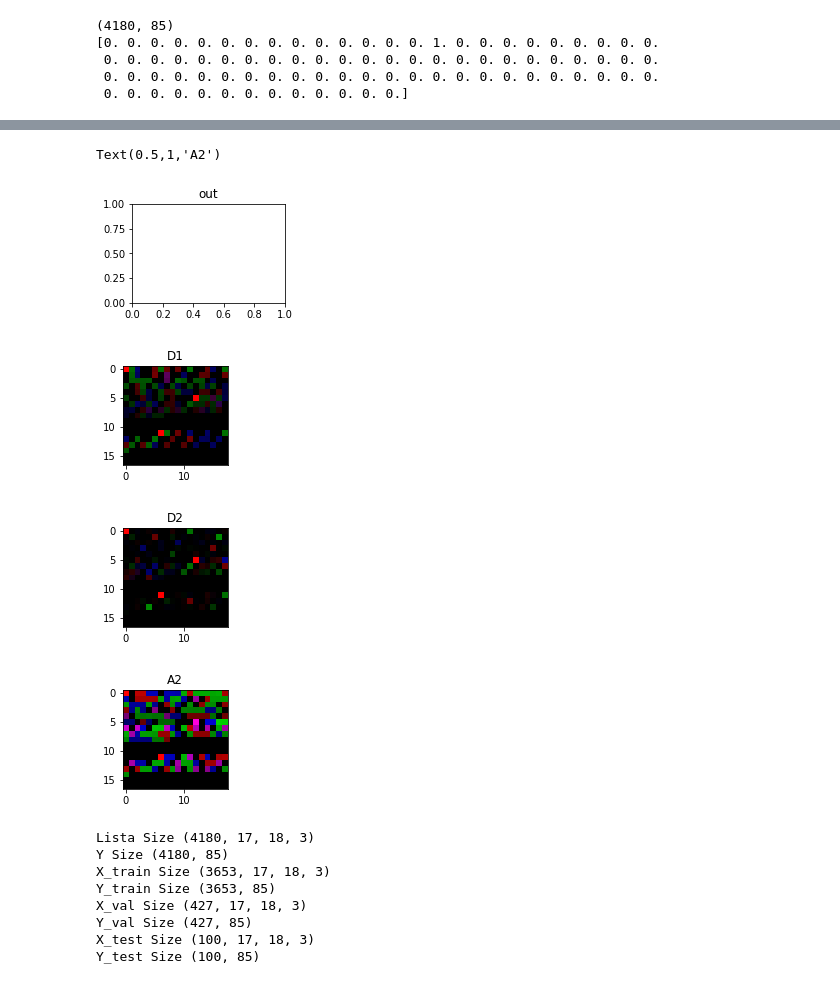
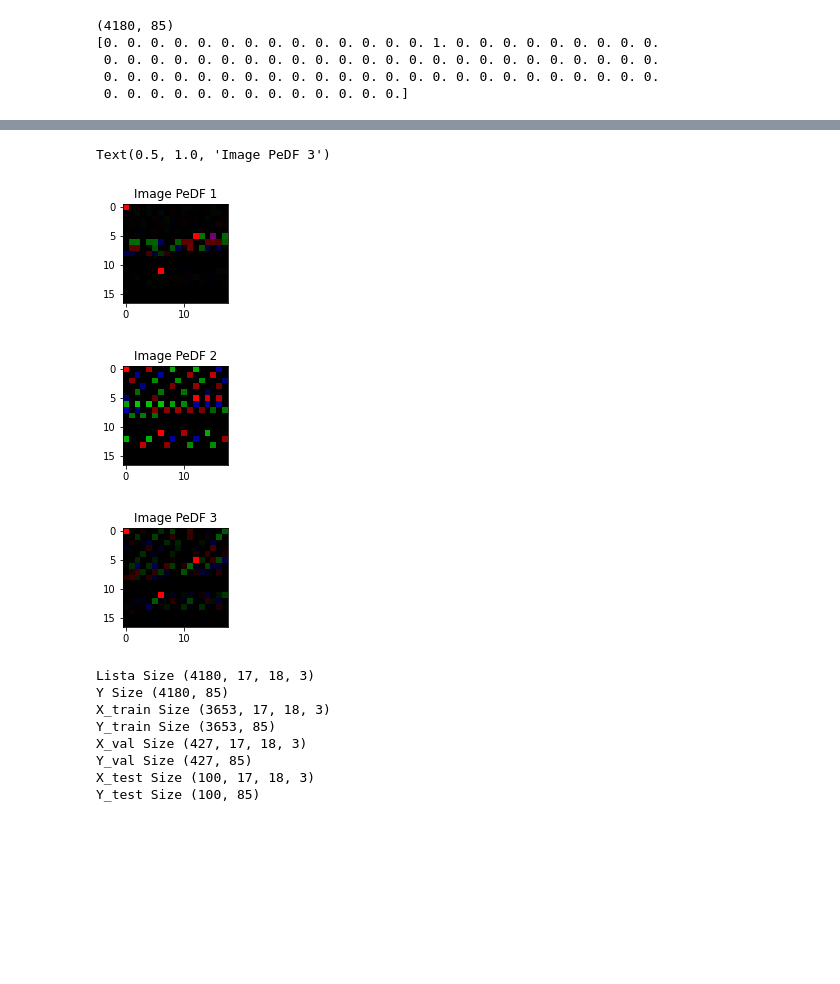
Before and after one commit to GPAD-UFBA/CNNPeDF, a Jupyter notebook: PreProCNN.ipynb, the cells around one changed output, grey strips where cells are left out. Saved outputs shown, nothing was run; the diff lists cells and outputs as text; code cells hidden in the pictures; blank space fills up the shorter version.

```diff
--- a/PreProCNN.ipynb
+++ b/PreProCNN.ipynb
@@ -198,28 +207,21 @@ imgplot = plt.imshow(lista[2])
 # %%
 fig = plt.figure()
 a = fig.add_subplot(2, 2, 1)
-#k = np.concatenate((lista[0][1],lista[0][2],lista[0][0]),axis=1)
-#print(k.shape)
-#imgplot = plt.imshow(k)
-a.set_title('out')
+imgplot = plt.imshow(lista[0])
+a.set_title('Image PeDF 1')
 fig = plt.figure()
 a = fig.add_subplot(2, 2, 2)
-imgplot = plt.imshow(lista[0])
-a.set_title('D1')
+imgplot = plt.imshow(lista[1])
+a.set_title('Image PeDF 2')
 fig = plt.figure()
 a = fig.add_subplot(2, 2, 3)
-imgplot = plt.imshow(lista[1])
-a.set_title('D2')
-fig = plt.figure()
-a = fig.add_subplot(2, 2, 4)
 imgplot = plt.imshow(lista[2])
-a.set_title('A2')
+a.set_title('Image PeDF 3')
 # %% [output]
-Text(0.5,1,'A2')
+Text(0.5, 1.0, 'Image PeDF 3')
-[figure, old version]
+[figure, new version]
-[figure, old version]
+[figure, new version]
-[figure, old version]
+[figure, new version]
-[figure, removed]
 # %%
 #from sklearn.cross_validation import train_test_split
 #X_train, X_val, Y_train, Y_val = train_test_split(lista,Y,test_size=0.08,random_state=0)
```
Also changed, not shown: parts of 7 cells of this notebook, 3 other files.
